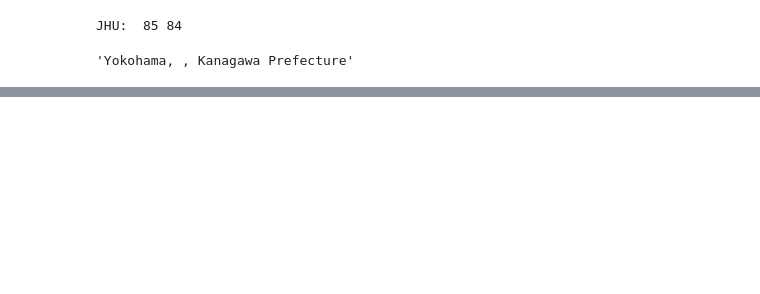
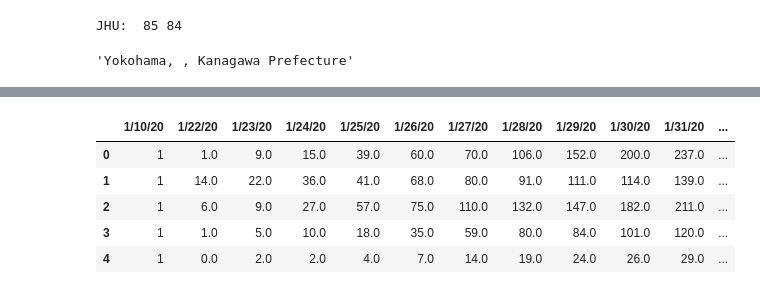
Before and after one commit to gksidhu/Capstone, a Jupyter notebook: Untitled.ipynb, the cells around one changed output, grey strips where cells are left out. Cells and saved outputs as stored; diff of their text form; code cells hidden in the pictures; blank space fills up the shorter version.

```diff
--- a/Untitled.ipynb
+++ b/Untitled.ipynb
@@ -970,0 +982,4 @@ JHU:  85 84
+# %%
+city_df = city_df[~(city_df['effective_dist'].isna())]
+
+print(len(city_df), len(city_pop_df), len(rocs_df))
@@ -970,0 +988,4 @@ JHU:  85 84
+# %%
+# merge with country data and impute country-level data into city/airport entries
+total_geo_df = pd.merge(country_df, city_df, how = 'outer', on = 'test_country')
+total_geo_df.head()
@@ -970,0 +999,11 @@ JHU:  85 84
+# %%
+jhu_df_imputed = pd.read_csv('jhu_df_imputed.csv', index_col=0)
+
+total_df = pd.merge(total_geo_df, jhu_df_imputed,
+                    how = 'outer',
+                    on = ['city_county_state', 'test_country'])
+# %%
+# drop columns: city population, lat, long, province/state, lat_long
+
+total_df.drop(columns=['Lat', 'Long', 'Province/State', 'lat_long', 'lat_long_y', 'lat',
+                       'long', 'city_pop'], inplace = True)
@@ -970,0 +1132,64 @@ JHU:  85 84
+# %%
+# merge new time date stuff from articles and mitigation measures into jhu set
+jhu_df = pd.read_csv('jhu_df_for_imputation.csv', index_col = 0)
+
+date_cols = ['12/08/19', '12/11/19', '12/12/19', '12/15/19', '12/17/19','12/18/19',
+                                        '12/19/19', '12/20/19','12/21/19', '12/22/19','12/23/19', '12/24/19',
+                                        '12/25/19', '12/26/19', '12/27/19','12/28/29', '12/29/19', '12/30/19',
+                                        '12/31/19']
+
+Hubei_time_list = [1,
+              sum([1,1]),
+              sum([1,1,3]),
+              sum([1,1,3,3]),
+              sum([1,1,3,3,4]),
+              sum([1,1,3,3,4,2]),
+              sum([1,1,3,3,4,2,2]),
+              sum([1,1,3,3,4,2,2,9]),
+              sum([1,1,3,3,4,2,2,9,4]),
+              sum([1,1,3,3,4,2,2,9,4,8]),
+              sum([1,1,3,3,4,2,2,9,4,8,3]),
+              sum([1,1,3,3,4,2,2,9,4,8,3,5]),
+              sum([1,1,3,3,4,2,2,9,4,8,3,5,2]),
+              sum([1,1,3,3,4,2,2,9,4,8,3,5,2,2]),
+              sum([1,1,3,3,4,2,2,9,4,8,3,5,2,2,10]),
+              sum([1,1,3,3,4,2,2,9,4,8,3,5,2,2,10,9]),
+              sum([1,1,3,3,4,2,2,9,4,8,3,5,2,2,10,9,10]),
+              sum([1,1,3,3,4,2,2,9,4,8,3,5,2,2,10,9,10,12]),
+              sum([1,1,3,3,4,2,2,9,4,8,3,5,2,2,10,9,10,12,14])]
+
+jhu_df = pd.concat([jhu_df, pd.DataFrame(columns=date_cols)])
+
+for i, (col, val) in enumerate(list(zip(date_cols, Hubei_time_list))):
+    jhu_df.set_value(index=12, col=col, value=val, takeable=False)
+
+new_date_cols = ['1/10/20']
+jhu_df = pd.concat([jhu_df, pd.DataFrame(columns=new_date_cols)])
+
+jhu_df[['Province/State', '1/10/20', '1/22/20']].sort_values('Province/State')
+
+states = ['Anhui', 'Beijing', 'Fujian', 'Gansu', 'Chongqing', 'Guangdong', 'Guangxi', 'Guizhou',
+         'Hainan', 'Hebei', 'Heilongjiang', 'Henan', 'Hunan', 'Inner Mongolia', 'Jiangsu', 'Jiangxi',
+         'Jilin', 'Liaoning', 'Ningxia', 'Qinghai', 'Shaanxi', 'Shandong', 'Shanghai', 'Shanxi',
+         'Sichuan', 'Xinjiang', 'Yunnan', 'Zhejiang']
+
+time_list_1_10 = [1, 1, 1, 1, 1, 1, 1, 0, 1,
+            1, 1, 1, 1, 1, 0, 1, 1,
+            0, 0, 0, 0, 0, 1, 1, 0,
+            1, 0, 1, 1]
+
+for i, (state, val) in enumerate(list(zip(states, time_list_1_10))):
+    jhu_df.set_value(index=jhu_df.loc[jhu_df['Province/State'] == state].index[0], col='1/10/20', value=val, takeable=False)
+
+jhu_df.fillna(0, inplace = True)
+
+jhu_df.to_csv('jhu_df_imputed.csv')
+
+jhu_df.head()
+# %% [output]
+|  | 1/10/20 | 1/22/20 | 1/23/20 | 1/24/20 | 1/25/20 | 1/26/20 | 1/27/20 | 1/28/20 | 1/29/20 | 1/30/20 | 1/31/20 | ... |
+| 0 | 1 | 1.0 | 9.0 | 15.0 | 39.0 | 60.0 | 70.0 | 106.0 | 152.0 | 200.0 | 237.0 | ... |
+| 1 | 1 | 14.0 | 22.0 | 36.0 | 41.0 | 68.0 | 80.0 | 91.0 | 111.0 | 114.0 | 139.0 | ... |
+| 2 | 1 | 6.0 | 9.0 | 27.0 | 57.0 | 75.0 | 110.0 | 132.0 | 147.0 | 182.0 | 211.0 | ... |
+| 3 | 1 | 1.0 | 5.0 | 10.0 | 18.0 | 35.0 | 59.0 | 80.0 | 84.0 | 101.0 | 120.0 | ... |
+| 4 | 1 | 0.0 | 2.0 | 2.0 | 4.0 | 7.0 | 14.0 | 19.0 | 24.0 | 26.0 | 29.0 | ... |
```
Also changed, not shown: parts of 31 cells of this notebook, 7 other files.
